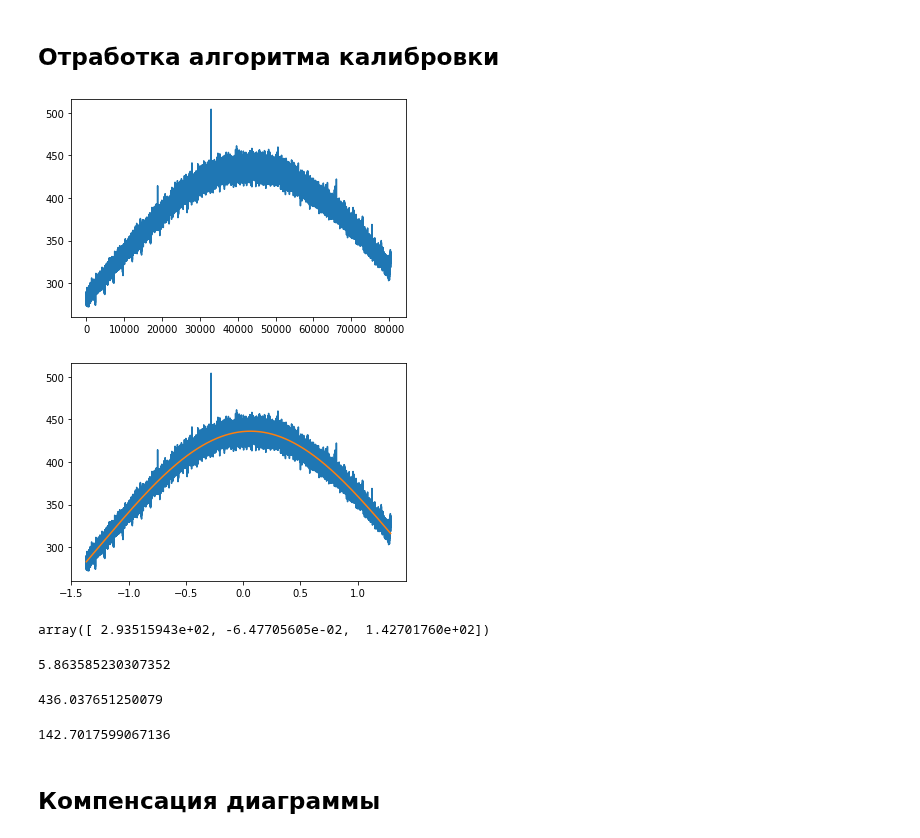
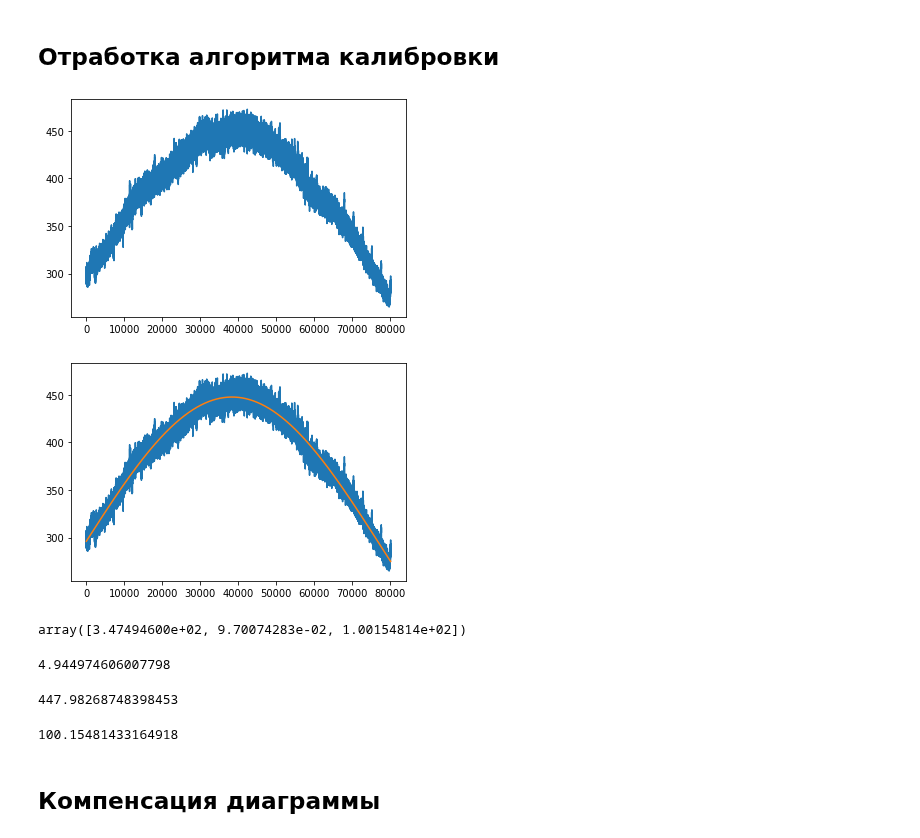
Before and after one commit to KazAndr/SWTraject, a Jupyter notebook: diagramma_napravlennosti.ipynb, the cells around one changed output. Saved outputs shown, nothing was run; the diff lists cells and outputs as text; code cells hidden in the pictures.

```diff
--- a/diagramma_napravlennosti.ipynb
+++ b/diagramma_napravlennosti.ipynb
@@ -194,7 +194,7 @@ array([43.2844, 42.9372, 42.7051, ..., 44.6609, 44.6553, 42.3354])
 ## Отработка алгоритма калибровки
 # %%
 name = '0531+21'
-data = '14.09.2013'
+data = '04.09.2010'
 day, month, year = data.split('.')
 
 dir_file = (ALL_DATA  + name + DELIMITER + year + DELIMITER + month + year[2:] + DELIMITER)
@@ -214,44 +214,44 @@ plt.close()
 plt.plot(obser)
 plt.show()
 # %% [output]
-[figure, old version]
+[figure, new version]
 # %%
 fullpoints = int(head['numpuls'])*int(head['numpointwin'])
 x = np.linspace(-1.37, 1.37, fullpoints)
 
 obspoints = fullpoints - int(head['numpointwin'])
 y = sinxx(x[:obspoints])
 
 x = x[:obspoints]
 poli = flatter(obser, 4)
 max_calib = max(poli)
 amp = max_calib
 shift = 0
 y0 = 50
 popt,pcov = curve_fit(beam_obs,x,obser,p0=[amp,shift, y0])
 
 plt.close()
-plt.plot(x,obser, label='data')
-plt.plot(x,beam_obs(x,*popt))
+plt.plot(obser, label='data')
+plt.plot(beam_obs(x,*popt))
 plt.show()
 # %% [output]
-[figure, old version]
+[figure, new version]
 # %%
 popt
 # %% [output]
-array([ 2.93515943e+02, -6.47705605e-02,  1.42701760e+02])
+array([3.47494600e+02, 9.70074283e-02, 1.00154814e+02])
 # %%
 1720/(amp - popt[2])
 # %% [output]
-5.863585230307352
+4.944974606007798
 # %%
 amp
 # %% [output]
-436.037651250079
+447.98268748398453
 # %%
 popt[2]
 # %% [output]
-142.7017599067136
+100.15481433164918
 # %% [markdown]
 ## Компенсация диаграммы
 # %%
```
Also changed, not shown: parts of 6 cells of this notebook.
